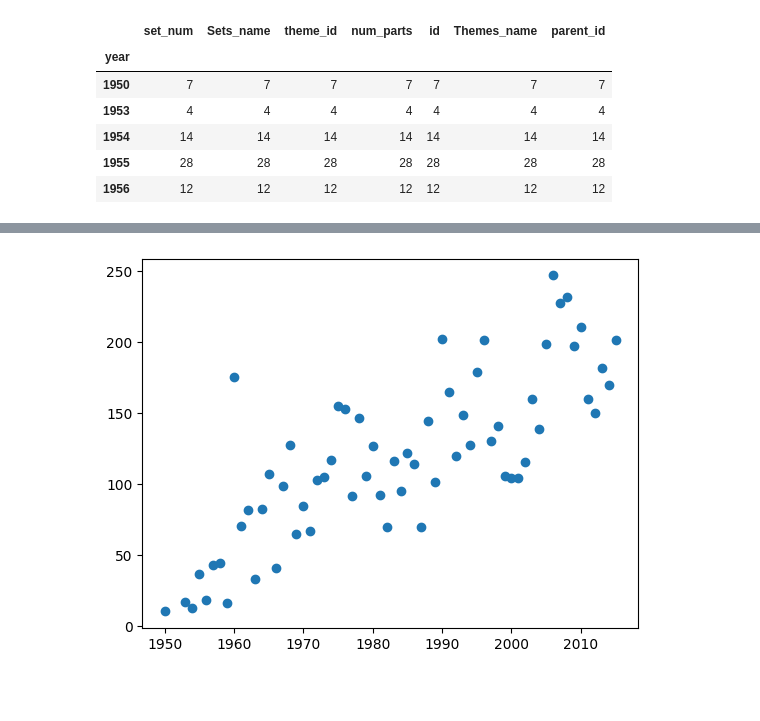
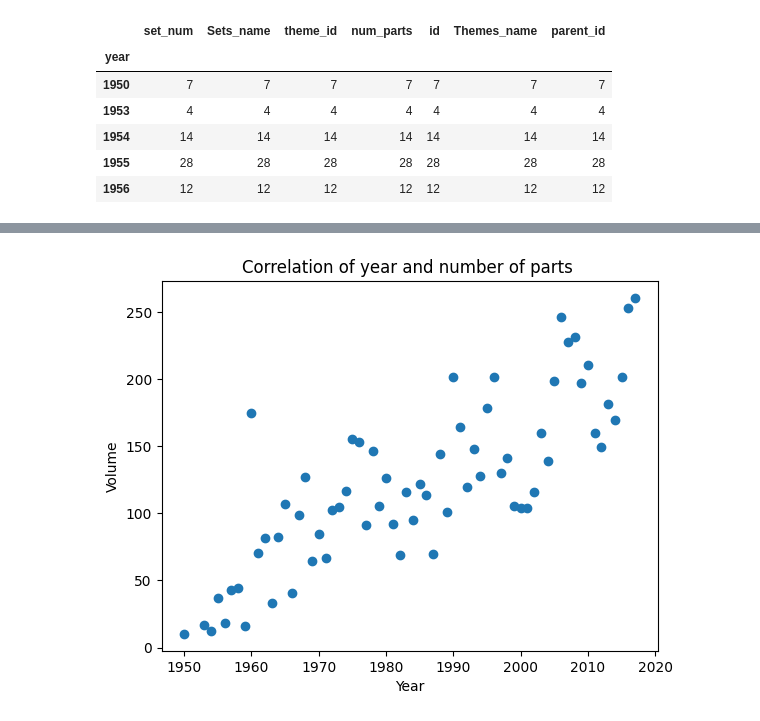
Before and after one commit to JamieJ042/JamieJ042.github.io, a Jupyter notebook: assets/Code/LegoProject/LegoProject.ipynb, the cells around one changed output, grey strips where cells are left out. Cells and saved outputs as stored; diff of their text form; code cells hidden in the pictures; blank space fills up the shorter version.

```diff
--- a/assets/Code/LegoProject/LegoProject.ipynb
+++ b/assets/Code/LegoProject/LegoProject.ipynb
@@ -87 +48,3 @@ main_df = main_df.fillna('Unknown')
+# %%
+merged_df = merged_df.fillna('No Parent ID')
 # %%
@@ -96,6 +59,9 @@ id             0
 Themes_name    0
 parent_id      0
 dtype: int64
+# %%
+#main df is the final dataset to do the analysis on
+main_df = merged_df
 # %% [markdown]
 # Sets Analysis
 # %%
@@ -171,5 +149,8 @@ parts_per_set = main_df.groupby('year').agg({'num_parts':pd.Series.mean})
 # %%
-plt.scatter(parts_per_set.index[:-2],parts_per_set.num_parts[:-2])
+plt.scatter(parts_per_set.index,parts_per_set.num_parts)
+plt.title("Correlation of year and number of parts ")
+plt.xlabel("Year")
+plt.ylabel("Volume")
 plt.show()
 # %% [output]
-[figure, old version]
+[figure, new version]
```
Also changed, not shown: parts of 11 cells of this notebook, 1 other file.
